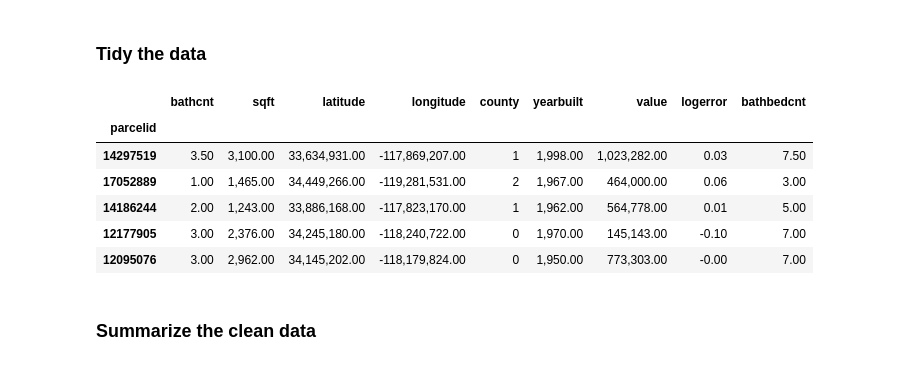
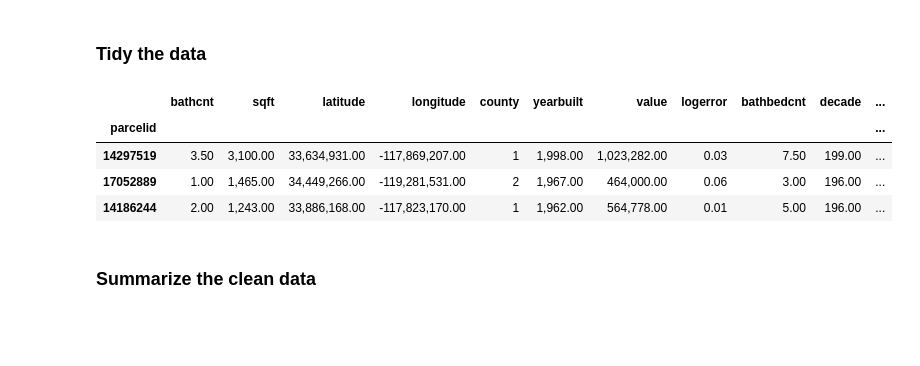
Before and after one commit to KwameTaylor/kwames-zillow-zestimates-error-control, a Jupyter notebook: explore.ipynb, the cells around one changed output. Drawn from its saved outputs; the diff is of its cells as text; code cells hidden in the pictures; blank space fills up the shorter version.

```diff
--- a/explore.ipynb
+++ b/explore.ipynb
@@ -43,15 +44,13 @@ df.shape
 ### Tidy the data
 # %%
 df = prepare_zillow(df)
-df.head()
+df.head(3)
 # %% [output]
-|  | bathcnt | sqft | latitude | longitude | county | yearbuilt | value | logerror | bathbedcnt |
-| parcelid |  |  |  |  |  |  |  |  |  |
-| 14297519 | 3.50 | 3,100.00 | 33,634,931.00 | -117,869,207.00 | 1 | 1,998.00 | 1,023,282.00 | 0.03 | 7.50 |
-| 17052889 | 1.00 | 1,465.00 | 34,449,266.00 | -119,281,531.00 | 2 | 1,967.00 | 464,000.00 | 0.06 | 3.00 |
-| 14186244 | 2.00 | 1,243.00 | 33,886,168.00 | -117,823,170.00 | 1 | 1,962.00 | 564,778.00 | 0.01 | 5.00 |
-| 12177905 | 3.00 | 2,376.00 | 34,245,180.00 | -118,240,722.00 | 0 | 1,970.00 | 145,143.00 | -0.10 | 7.00 |
-| 12095076 | 3.00 | 2,962.00 | 34,145,202.00 | -118,179,824.00 | 0 | 1,950.00 | 773,303.00 | -0.00 | 7.00 |
+|  | bathcnt | sqft | latitude | longitude | county | yearbuilt | value | logerror | bathbedcnt | decade | ... |
+| parcelid |  |  |  |  |  |  |  |  |  |  | ... |
+| 14297519 | 3.50 | 3,100.00 | 33,634,931.00 | -117,869,207.00 | 1 | 1,998.00 | 1,023,282.00 | 0.03 | 7.50 | 199.00 | ... |
+| 17052889 | 1.00 | 1,465.00 | 34,449,266.00 | -119,281,531.00 | 2 | 1,967.00 | 464,000.00 | 0.06 | 3.00 | 196.00 | ... |
+| 14186244 | 2.00 | 1,243.00 | 33,886,168.00 | -117,823,170.00 | 1 | 1,962.00 | 564,778.00 | 0.01 | 5.00 | 196.00 | ... |
 # %% [markdown]
 ### Summarize the clean data
 # %%
```
Also changed, not shown: parts of 25 cells of this notebook, 2 other files.
